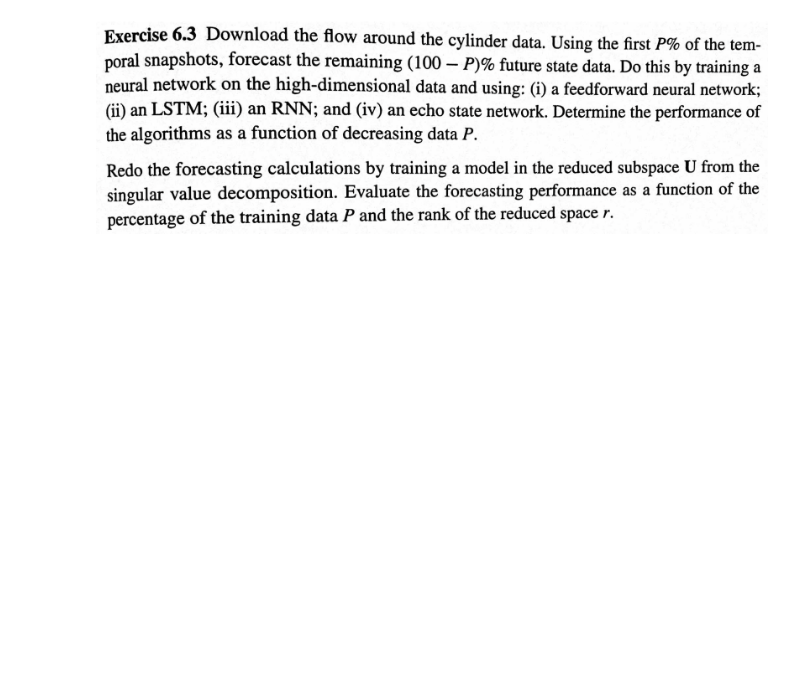
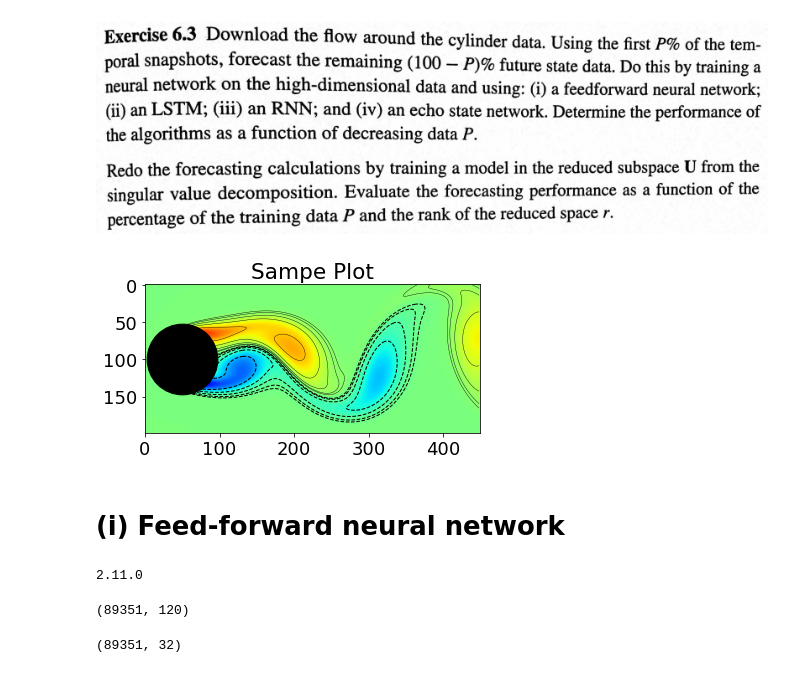
Before and after one commit to palzhanov/pattern-recog-Palzhanov, a Jupyter notebook: Ex_6.3.ipynb, the cells around one changed output. Saved outputs shown, nothing was run; the diff lists cells and outputs as text; code cells hidden in the pictures; blank space fills up the shorter version.

```diff
--- a/Ex_6.3.ipynb
+++ b/Ex_6.3.ipynb
@@ -2,0 +12,51 @@
+# %%
+vortall_mat = io.loadmat(os.path.join('.','DATA','VORTALL.mat'))
+X = vortall_mat['VORTALL']
+# VORTALL contains flow fields reshaped into column vectors
+# %%
+def plotFlow(X):
+    ## Plot Mode 2
+    vortmin = -5
+    vortmax = 5
+    V2 = np.copy(np.real(np.reshape(X,(449,199))))
+    V2 = V2.T
+
+    # normalize values... not symmetric
+    minval = np.min(V2)
+    maxval = np.max(V2)
+
+    if np.abs(minval) < 5 and np.abs(maxval) < 5:
+        if np.abs(minval) > np.abs(maxval):
+            vortmax = maxval
+            vortmin = -maxval
+        else:
+            vortmin = minval
+            vortmax = -minval
+
+    V2[V2 > vortmax] = vortmax
+    V2[V2 < vortmin] = vortmin
+
+    plt.imshow(V2,cmap='jet',vmin=vortmin,vmax=vortmax)
+
+    cvals = np.array([-4,-2,-1,-0.5,-0.25,-0.155])
+    plt.contour(V2,cvals*vortmax/5,colors='k',linestyles='dashed',linewidths=1)
+    plt.contour(V2,np.flip(-cvals)*vortmax/5,colors='k',linestyles='solid',linewidths=0.4)
+
+    plt.scatter(49,99,5000,color='k') # draw cylinder
+
+    #plt.show()
+# %%
+plotFlow(X[:,0])
+plt.title("Sampe Plot")
+plt.show()
+# %% [output]
+[figure, added]
+# %% [markdown]
+# (i) Feed-forward neural network
+# %%
+#Use tensorflow
+#!pip install tensorflow
+import tensorflow as tf
+print(tf.__version__)
+# %% [output]
+2.11.0
@@ -2,0 +67,8 @@
+# %%
+Train.shape
+# %% [output]
+(89351, 120)
+# %%
+Test.shape
+# %% [output]
+(89351, 32)
```
Also changed, not shown: parts of 2 cells of this notebook.
